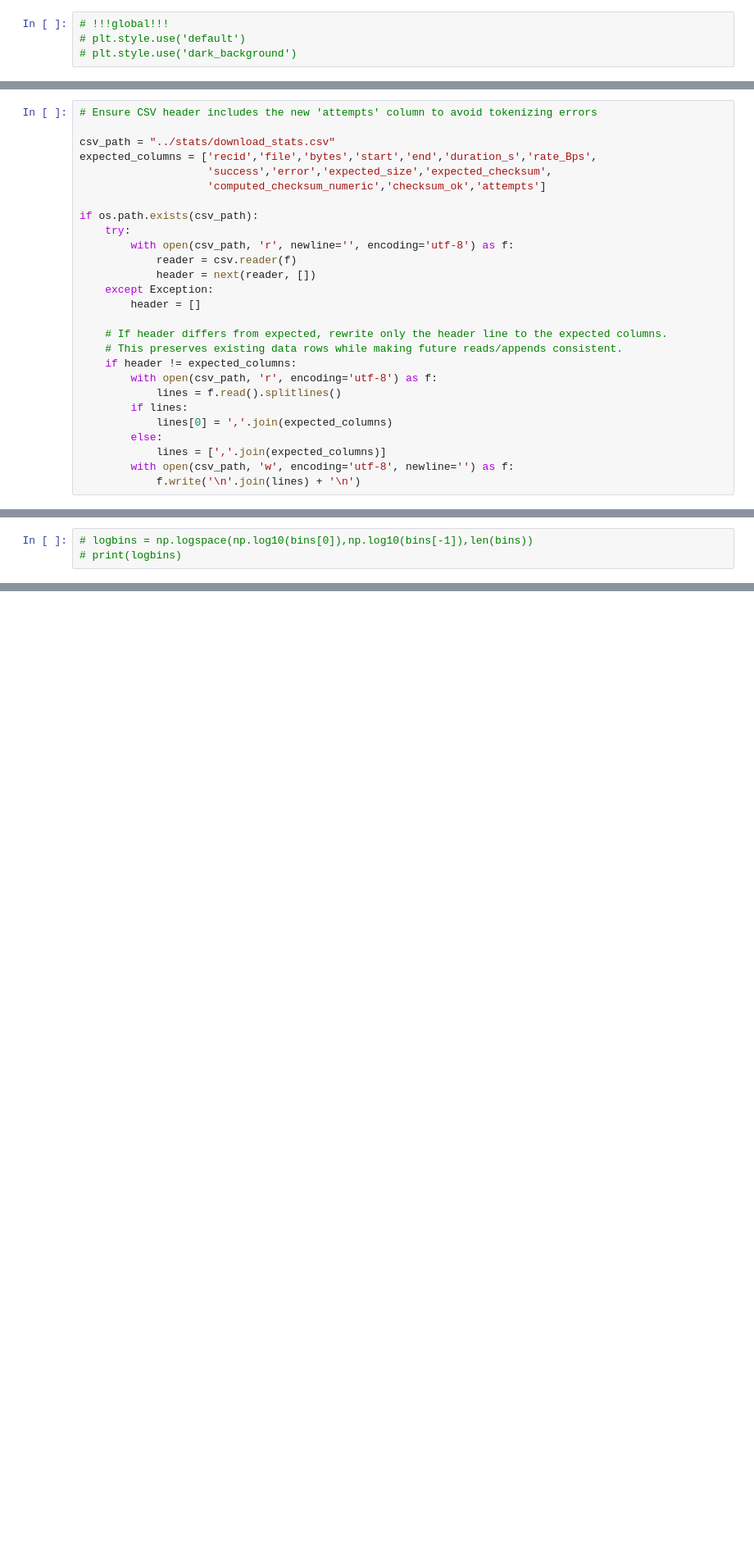
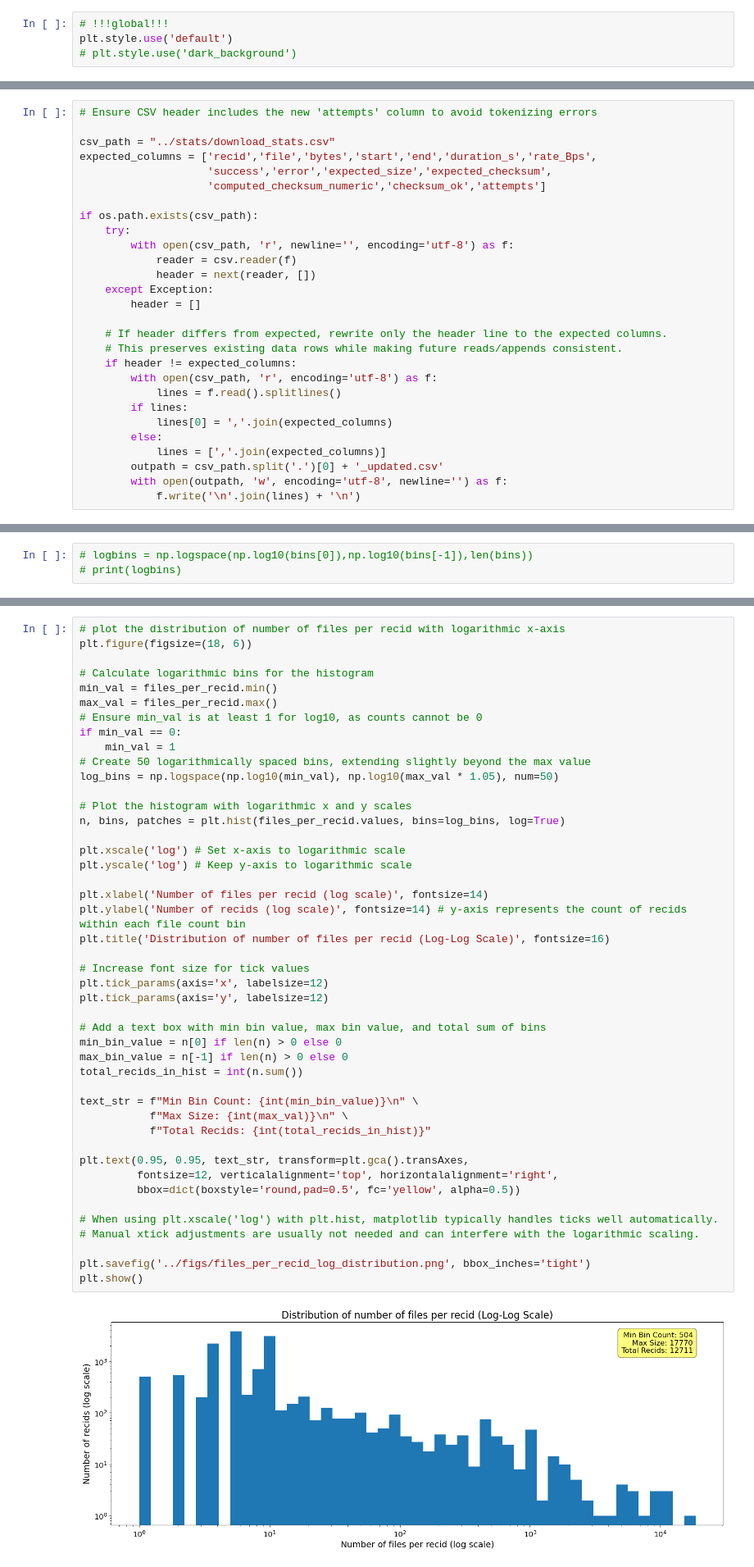
Before and after one commit to FZU-AV-CR/Repo-Tools, a Jupyter notebook: download/stats.ipynb, the cells around one changed output, grey strips where cells are left out. Shown at 82% size. Drawn from its saved outputs; the diff is of its cells as text; blank space fills up the shorter version.

```diff
--- a/download/stats.ipynb
+++ b/download/stats.ipynb
@@ -11,7 +32,7 @@ import matplotlib.pyplot as plt
 import numpy as np
 # %%
 # !!!global!!!
-# plt.style.use('default')
+plt.style.use('default')
 # plt.style.use('dark_background')
 # %% [markdown]
 Download stats analysis:
@@ -45,7 +73,8 @@ if os.path.exists(csv_path):
             lines[0] = ','.join(expected_columns)
         else:
             lines = [','.join(expected_columns)]
-        with open(csv_path, 'w', encoding='utf-8', newline='') as f:
+        outpath = csv_path.split('.')[0] + '_updated.csv'
+        with open(outpath, 'w', encoding='utf-8', newline='') as f:
             f.write('\n'.join(lines) + '\n')
 # %%
 # print all column names
@@ -118,3 +183,50 @@ plt.show()
+# %%
+# plot the distribution of number of files per recid with logarithmic x-axis
+plt.figure(figsize=(18, 6))
+
+# Calculate logarithmic bins for the histogram
+min_val = files_per_recid.min()
+max_val = files_per_recid.max()
+# Ensure min_val is at least 1 for log10, as counts cannot be 0
+if min_val == 0:
+    min_val = 1
+# Create 50 logarithmically spaced bins, extending slightly beyond the max value
+log_bins = np.logspace(np.log10(min_val), np.log10(max_val * 1.05), num=50)
+
+# Plot the histogram with logarithmic x and y scales
+n, bins, patches = plt.hist(files_per_recid.values, bins=log_bins, log=True)
+
+plt.xscale('log') # Set x-axis to logarithmic scale
+plt.yscale('log') # Keep y-axis to logarithmic scale
+
+plt.xlabel('Number of files per recid (log scale)', fontsize=14)
+plt.ylabel('Number of recids (log scale)', fontsize=14) # y-axis represents the count of recids within each file count bin
+plt.title('Distribution of number of files per recid (Log-Log Scale)', fontsize=16)
+
+# Increase font size for tick values
+plt.tick_params(axis='x', labelsize=12)
+plt.tick_params(axis='y', labelsize=12)
+
+# Add a text box with min bin value, max bin value, and total sum of bins
+min_bin_value = n[0] if len(n) > 0 else 0
+max_bin_value = n[-1] if len(n) > 0 else 0
+total_recids_in_hist = int(n.sum())
+
+text_str = f"Min Bin Count: {int(min_bin_value)}\n" \
+           f"Max Size: {int(max_val)}\n" \
+           f"Total Recids: {int(total_recids_in_hist)}"
+
+plt.text(0.95, 0.95, text_str, transform=plt.gca().transAxes,
+         fontsize=12, verticalalignment='top', horizontalalignment='right',
+         bbox=dict(boxstyle='round,pad=0.5', fc='yellow', alpha=0.5))
+
+# When using plt.xscale('log') with plt.hist, matplotlib typically handles ticks well automatically.
+# Manual xtick adjustments are usually not needed and can interfere with the logarithmic scaling.
+
+plt.savefig('../figs/files_per_recid_log_distribution.png', bbox_inches='tight')
+plt.show()
+# %% [output]
+[figure, added]
 # %%
 # plot download speed over time
 plt.figure(figsize=(18, 6))
```
Also changed, not shown: parts of 12 cells of this notebook, 6 other files.
